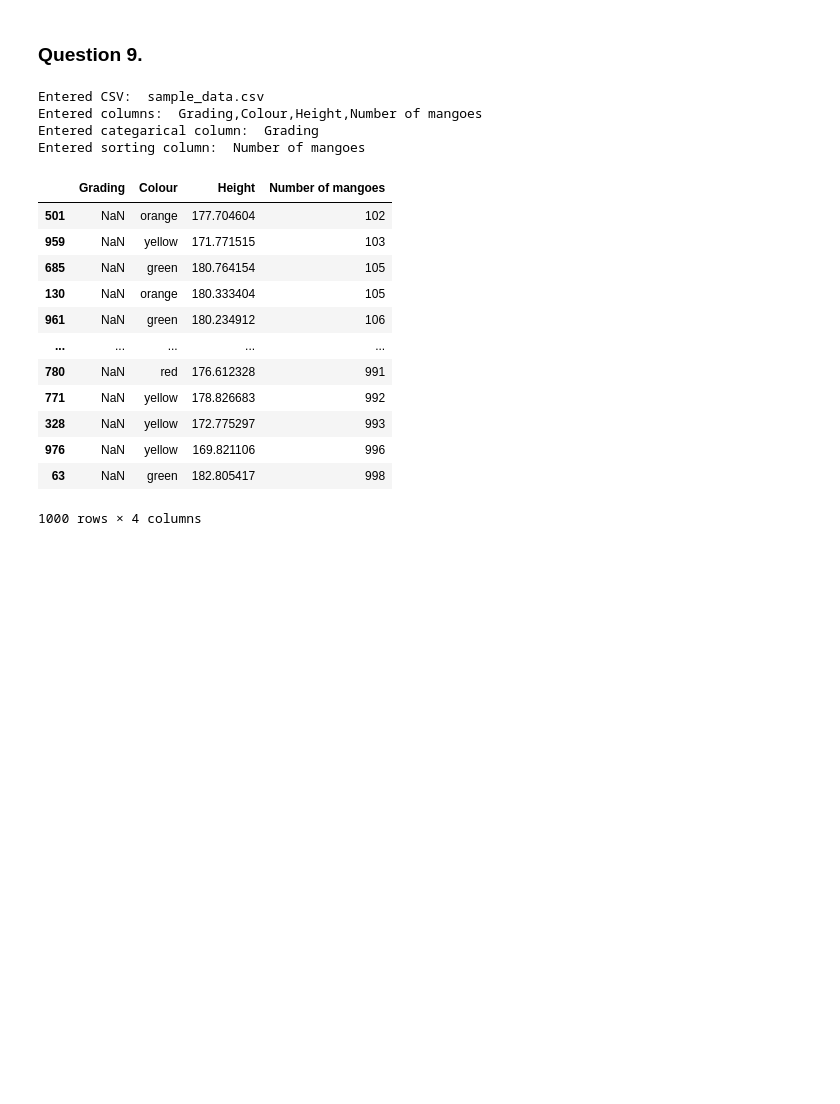
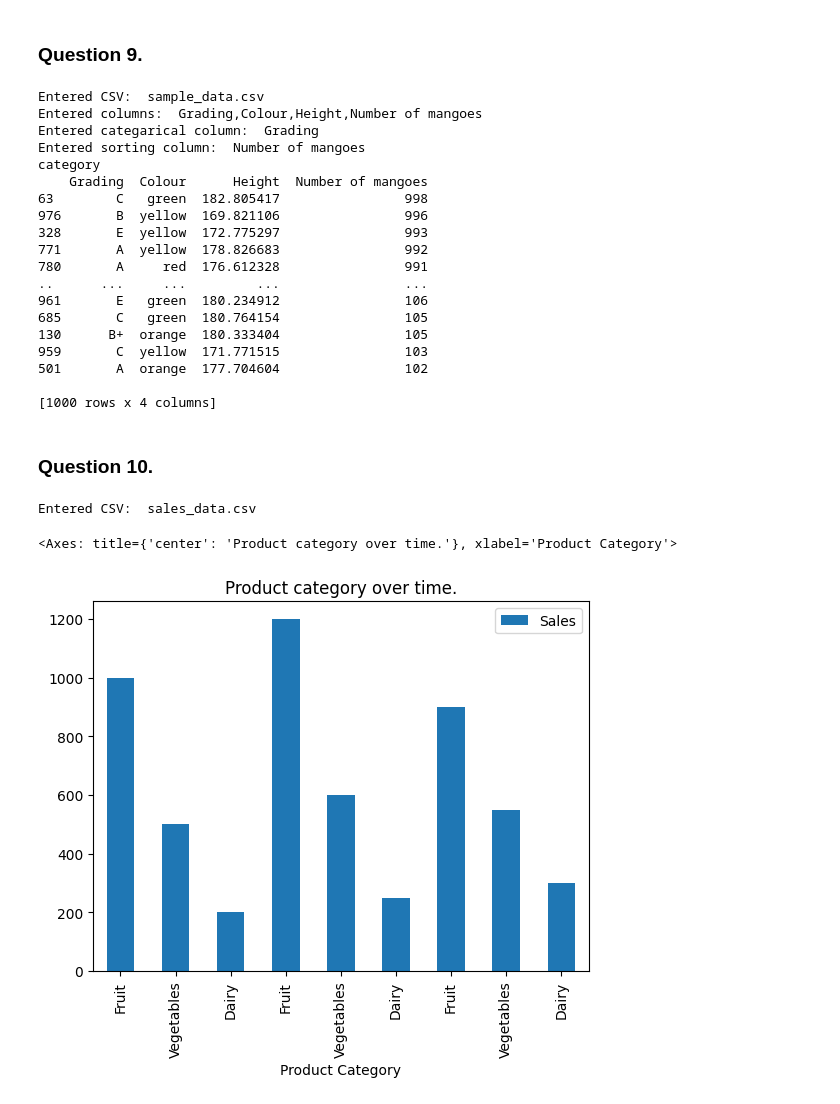
Before and after one commit to Madhu003/Data-Science-Learning, a Jupyter notebook: Pandas Adv2.ipynb, the cells around one changed output. Saved outputs shown, nothing was run; the diff lists cells and outputs as text; code cells hidden in the pictures; blank space fills up the shorter version.

```diff
--- a/Pandas Adv2.ipynb
+++ b/Pandas Adv2.ipynb
@@ -179,40 +190,64 @@ print(result)
 # %% [markdown]
 ### Question 9.
 # %%
-file_path = input("Enter file path: ") #sample_data.csv
+file_path = input("Enter file path: ")  # sample_data.csv
 print("Entered CSV: ", file_path)
 
-columns = input("Enter columns with comma: ") # Grading,Colour,Height,Number of mangoes
+# Grading,Colour,Height,Number of mangoes
+columns = input("Enter columns with comma: ")
 print("Entered columns: ", columns)
 
-category_column = input("Which column need to made categarical: ") # Grading
+category_column = input("Which column need to made categarical: ")  # Grading
 print("Entered categarical column: ", category_column)
 # category_column_data = pd.Categorical(["A+", "A", "B+", "B", "C+", "C", "D", "D+", "E", "E+"])
 
-sorting_column = input("Which column for sorting: ") # Number of mangoes
+sorting_column = input("Which column for sorting: ")  # Number of mangoes
 print("Entered sorting column: ", sorting_column)
 
 df9 = pd.read_csv(file_path)
-df9[category_column] = pd.Series(["A+", "A", "B+", "B", "C+", "C", "D", "D+", "E", "E+"], dtype="category")
+df9[category_column] = pd.Categorical(df9[category_column], ordered=True)
+print(df9[category_column].dtype)
 
-df9.sort_values(sorting_column, inplace = True)
+df9.sort_values(sorting_column, ascending=False, inplace=True)
 
-df9
+print(df9)
 # %% [output]
 Entered CSV:  sample_data.csv
 Entered columns:  Grading,Colour,Height,Number of mangoes
 Entered categarical column:  Grading
 Entered sorting column:  Number of mangoes
+category
+    Grading  Colour      Height  Number of mangoes
+63        C   green  182.805417                998
+976       B  yellow  169.821106                996
+328       E  yellow  172.775297                993
+771       A  yellow  178.826683                992
+780       A     red  176.612328                991
+..      ...     ...         ...                ...
+961       E   green  180.234912                106
+685       C   green  180.764154                105
+130      B+  orange  180.333404                105
+959       C  yellow  171.771515                103
+501       A  orange  177.704604                102
+
+[1000 rows x 4 columns]
-|  | Grading | Colour | Height | Number of mangoes |
-| 501 | NaN | orange | 177.704604 | 102 |
-| 959 | NaN | yellow | 171.771515 | 103 |
-| 685 | NaN | green | 180.764154 | 105 |
-| 130 | NaN | orange | 180.333404 | 105 |
-| 961 | NaN | green | 180.234912 | 106 |
-| ... | ... | ... | ... | ... |
-| 780 | NaN | red | 176.612328 | 991 |
-| 771 | NaN | yellow | 178.826683 | 992 |
-| 328 | NaN | yellow | 172.775297 | 993 |
-| 976 | NaN | yellow | 169.821106 | 996 |
-| 63 | NaN | green | 182.805417 | 998 |
-1000 rows × 4 columns
+# %% [markdown]
+### Question 10.
+# %%
+import matplotlib.pyplot as plt
+
+file_path = input("Enter file path: ")  # sales_data.csv
+print("Entered CSV: ", file_path)
+
+df10 = pd.read_csv(file_path)
+df10
+ax = df10.plot.bar(
+    x='Product Category',
+    y="Sales",
+    stacked=True,
+    title='Product category over time'
+)
+# %% [output]
+Entered CSV:  sales_data.csv
+<Axes: title={'center': 'Product category over time.'}, xlabel='Product Category'>
+[figure, added]
```
Also changed, not shown: parts of 8 cells of this notebook, 1 other file.
